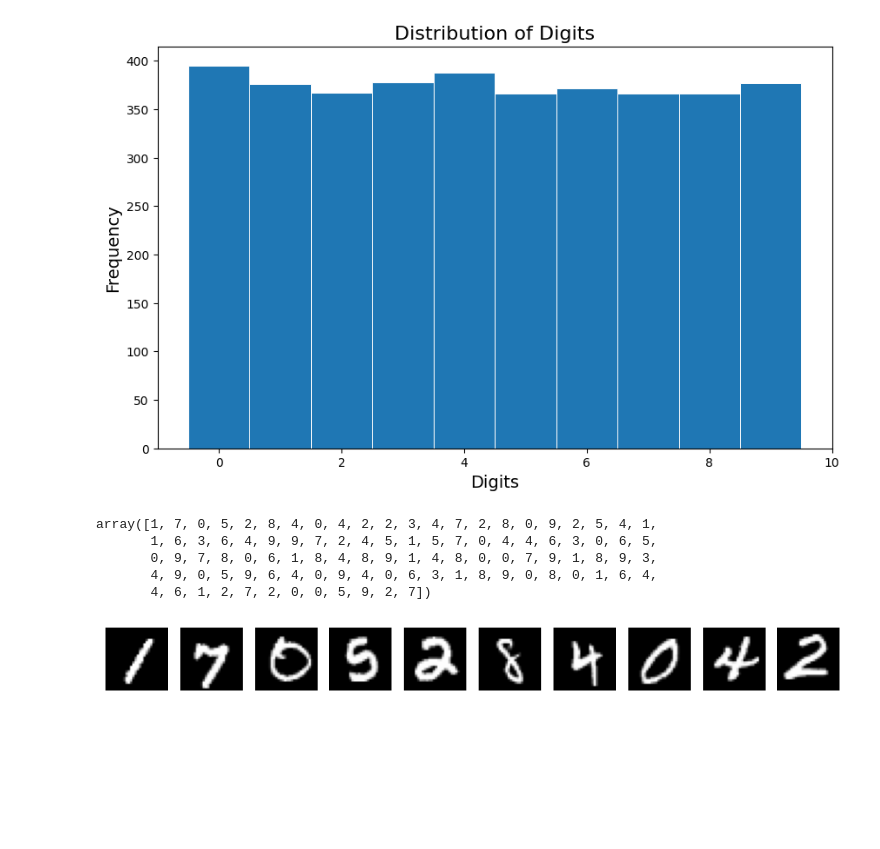
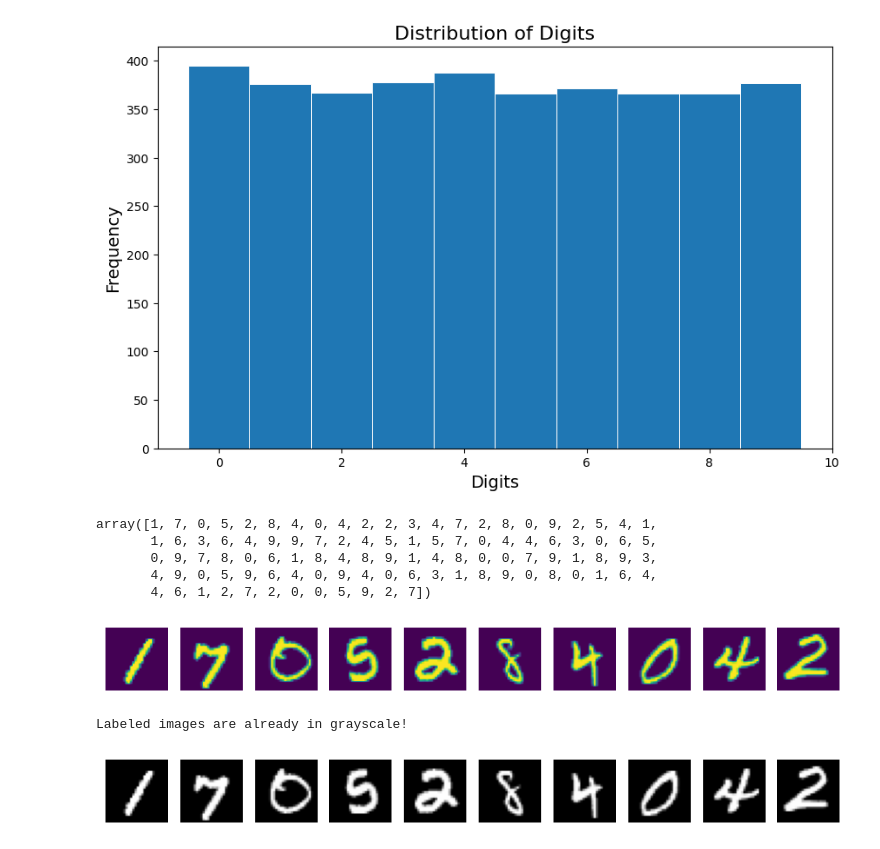
Before and after one commit to selinceydeli/Digit_Classification_Machine_Learning_Project, a Jupyter notebook: Digit_Classification_Code.ipynb, the cells around one changed output. Saved outputs shown, nothing was run; the diff lists cells and outputs as text; code cells hidden in the pictures; blank space fills up the shorter version.

Commit message:
code checking for whether images are in RGB or grayscale is added

```diff
--- a/Digit_Classification_Code.ipynb
+++ b/Digit_Classification_Code.ipynb
@@ -45,6 +45,28 @@ array([1, 7, 0, 5, 2, 8, 4, 0, 4, 2, 2, 3, 4, 7, 2, 8, 0, 9, 2, 5, 4, 1,
        0, 9, 7, 8, 0, 6, 1, 8, 4, 8, 9, 1, 4, 8, 0, 0, 7, 9, 1, 8, 9, 3,
        4, 9, 0, 5, 9, 6, 4, 0, 9, 4, 0, 6, 3, 1, 8, 9, 0, 8, 0, 1, 6, 4,
        4, 6, 1, 2, 7, 2, 0, 0, 5, 9, 2, 7])
+# %%
+num_images = 10
+plt.figure(figsize=(10, 2))
+
+for i in range(num_images):
+    image = labeled_images[i]
+    plt.subplot(1, num_images, i + 1)
+    plt.imshow(image)
+    plt.axis('off')
+plt.show()
+# %% [output]
+[figure, added]
+# %%
+if len(labeled_images.shape) == 4 and labeled_images.shape[-1] == 3:
+    print("Labeled images are in RGB!")
+elif len(labeled_images.shape) == 3:
+    print("Labeled images are already in grayscale!")
+
+# Observation: The dataset is already in grayscale. It does not have any color channels, it is 2-dimensional.
+# No conversion from RGB to grayscale is needed!
+# %% [output]
+Labeled images are already in grayscale!
 # %%
 num_images = 10
 plt.figure(figsize=(10, 2))
```
Also changed, not shown: parts of 1 cell of this notebook.
